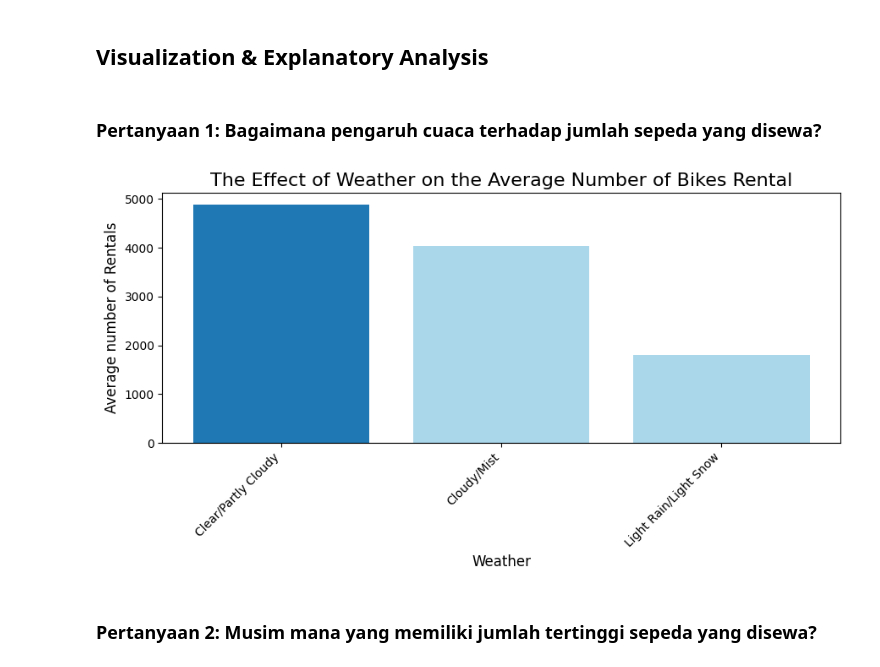
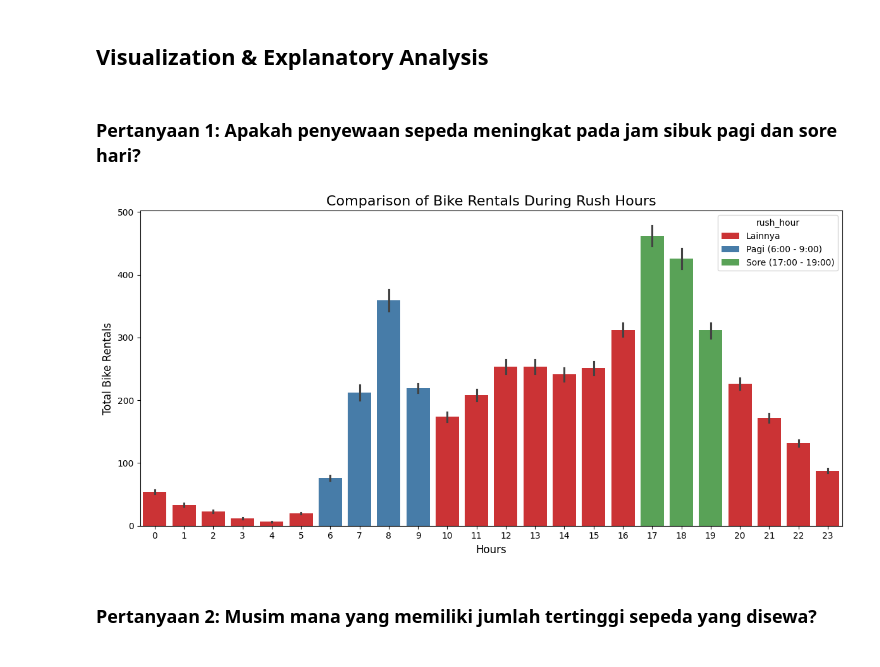
Before and after one commit to faradits/Proyek-Analisis-Data, a Jupyter notebook: notebook.ipynb, the cells around one changed output. Drawn from its saved outputs; the diff is of its cells as text; code cells hidden in the pictures.

```diff
--- a/notebook.ipynb
+++ b/notebook.ipynb
@@ -378,25 +377,29 @@ hour_df.groupby(by=["time_of_day"], observed=True).agg({
 - Sepeda paling sering disewa saat sore hari.
 # %% [markdown]
 ## Visualization & Explanatory Analysis
-# %% [markdown]
-### Pertanyaan 1: Bagaimana pengaruh cuaca terhadap jumlah sepeda yang disewa?
-# %%
-plt.figure(figsize=(9, 5))
-
-# Calculates the average number of users per weather condition
-weather_avg = day_df.groupby('weather', observed=True)['total_user'].mean().sort_values(ascending=False)
-
-colors = ['#1f77b4' if i == 0 else '#abd7eb' for i in range(len(weather_avg))]
-
-plt.bar(weather_avg.index, weather_avg.values, color=colors)
-plt.title("The Effect of Weather on the Average Number of Bikes Rental", fontsize=16)
-plt.xlabel("Weather", fontsize=12)
-plt.ylabel("Average number of Rentals", fontsize=12)
-plt.xticks(rotation=45, ha='right')
-plt.tight_layout()
-plt.show()
-# %% [output]
-[figure, removed]
+# %% [markdown]
+### Pertanyaan 1: Apakah penyewaan sepeda meningkat pada jam sibuk pagi dan sore hari?
+# %%
+import warnings
+
+# Disable warnings
+warnings.filterwarnings("ignore")
+
+# Determine rush hours in the morning and afternoon
+hour_df['rush_hour'] = hour_df['hour'].apply(lambda x: 'Pagi (6:00 - 9:00)' if 6 <= x <= 9 else ('Sore (17:00 - 19:00)' if 17 <= x <= 19 else 'Lainnya'))
+
+plt.figure(figsize=(12, 6))
+sns.barplot(x='hour', y='total_user', hue='rush_hour', data=hour_df, palette='Set1')
+
+plt.title('Comparison of Bike Rentals During Rush Hours', fontsize=16)
+plt.xlabel('Hours', fontsize=12)
+plt.ylabel('Total Bike Rentals', fontsize=12)
+plt.xticks(range(0, 24))
+
+plt.tight_layout()
+plt.show()
+# %% [output]
+[figure, added]
 # %% [markdown]
 ### Pertanyaan 2: Musim mana yang memiliki jumlah tertinggi sepeda yang disewa?
 # %%
```
Also changed, not shown: parts of 6 cells of this notebook, 2 other files.
